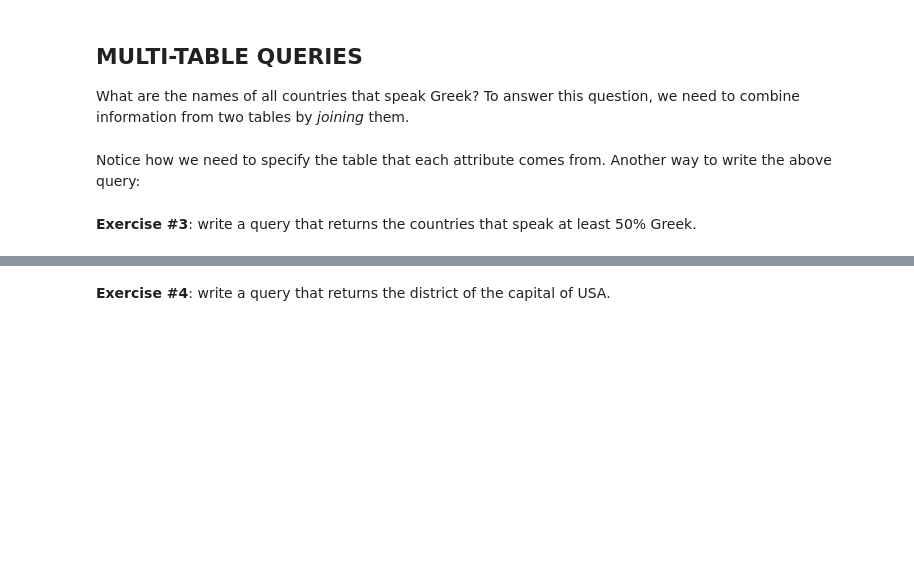
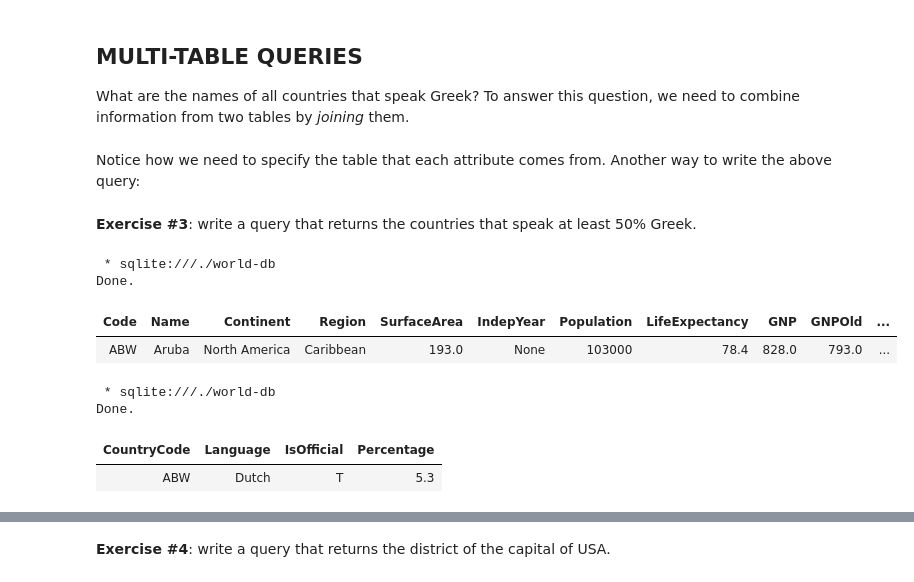
Before and after one commit to Ming-Wang9/database_management, a Jupyter notebook: 1_IntroSQL/act_introToSQL/A2b.ipynb, the cells around one changed output, grey strips where cells are left out. Cells and saved outputs as stored; diff of their text form; code cells hidden in the pictures; blank space fills up the shorter version.

```diff
--- a/1_IntroSQL/act_introToSQL/A2b.ipynb
+++ b/1_IntroSQL/act_introToSQL/A2b.ipynb
@@ -113,3 +173,23 @@ WHERE C.Code = L.CountryCode
 AND L.Language = 'Greek' OR L.Language = 'English';
 # %% [markdown]
 **Exercise #3**: write a query that returns the countries that speak at least 50% Greek.
+# %%
+%%sql
+SELECT *
+FROM Country
+LIMIT 1;
+# %% [output]
+ * sqlite:///./world-db
+Done.
+| Code | Name | Continent | Region | SurfaceArea | IndepYear | Population | LifeExpectancy | GNP | GNPOld | ... |
+| ABW | Aruba | North America | Caribbean | 193.0 | None | 103000 | 78.4 | 828.0 | 793.0 | ... |
+# %%
+%%sql
+SELECT *
+FROM CountryLanguage
+LIMIT 1;
+# %% [output]
+ * sqlite:///./world-db
+Done.
+| CountryCode | Language | IsOfficial | Percentage |
+| ABW | Dutch | T | 5.3 |
```
Also changed, not shown: parts of 19 cells of this notebook, 20 other files.
